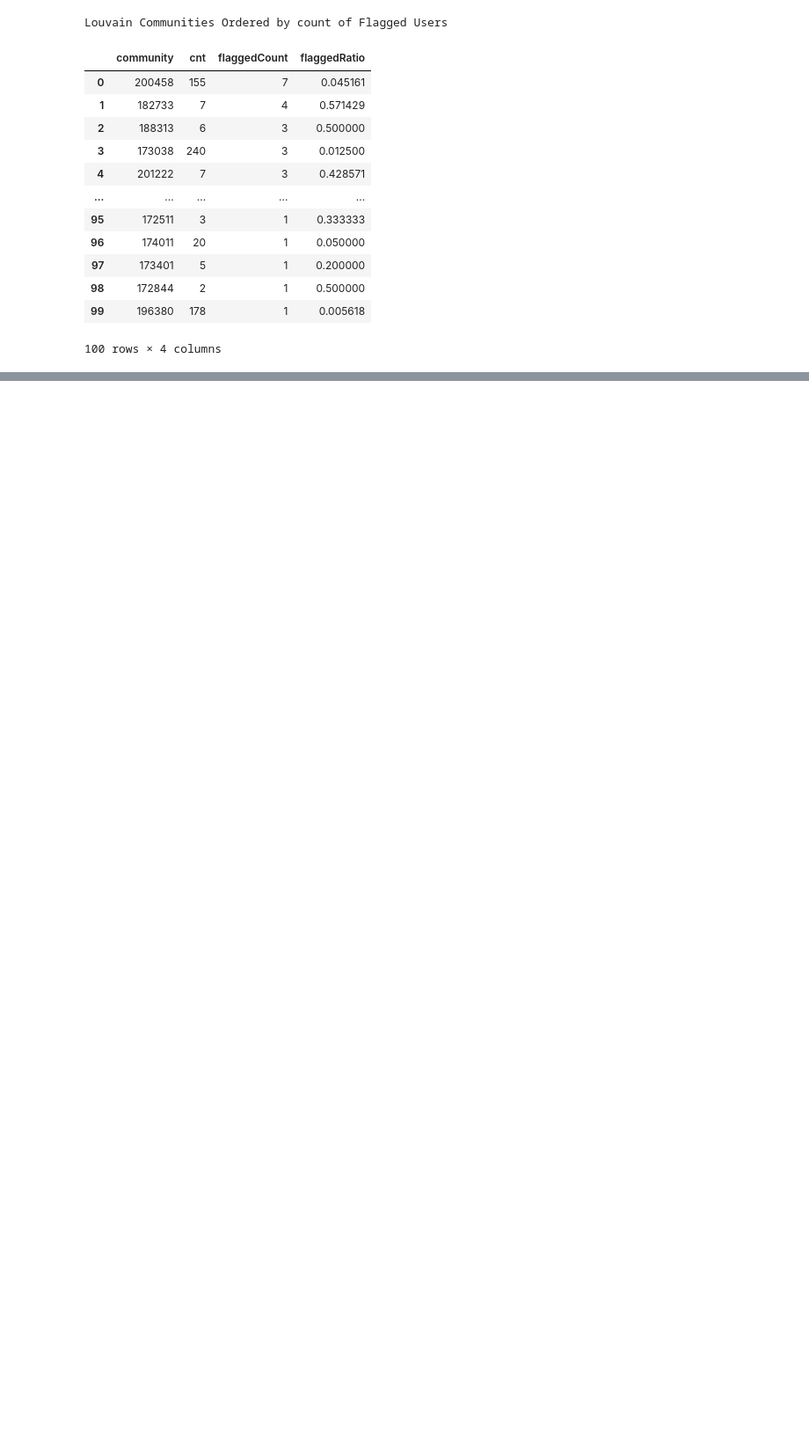
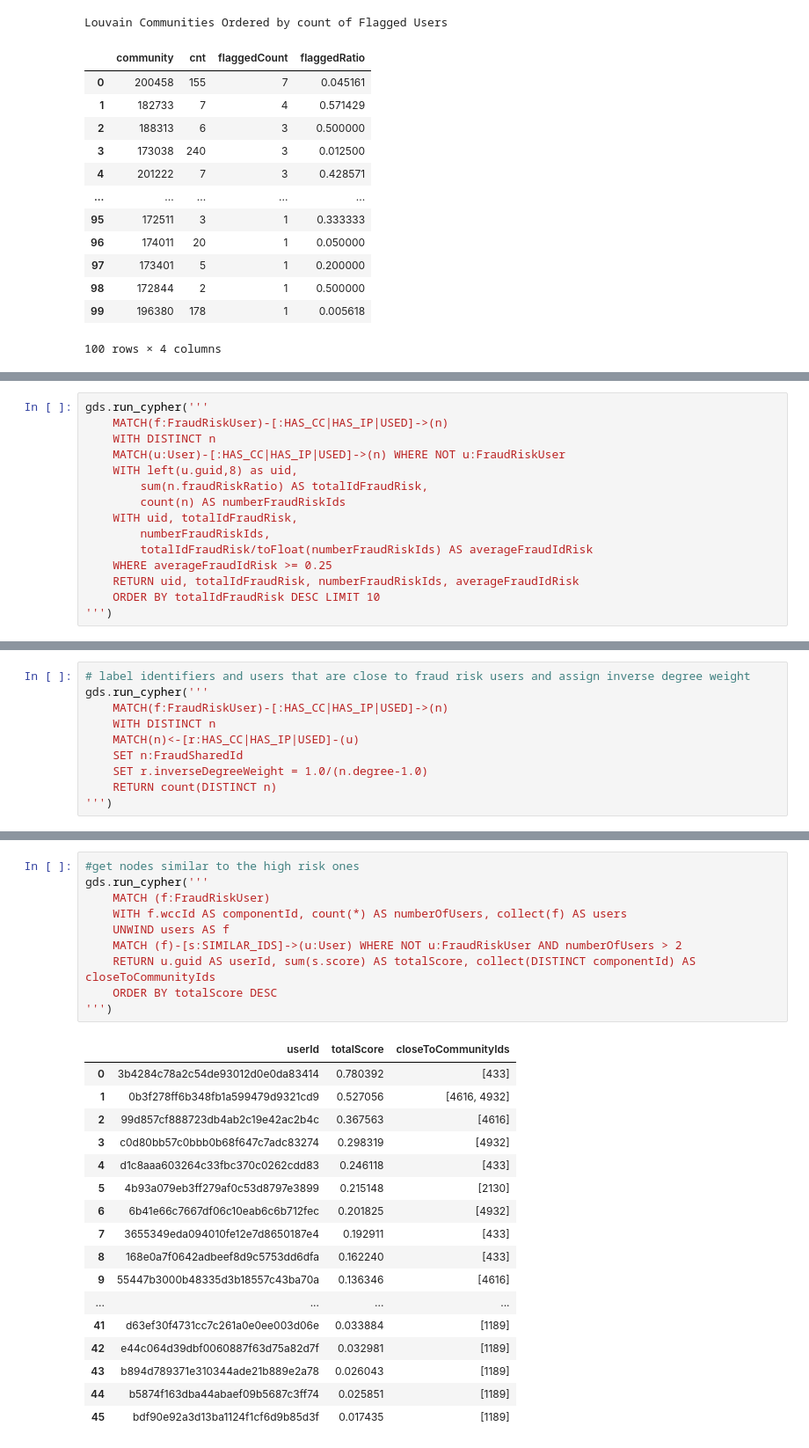
Before and after one commit to rmdorsey/fraud_detection_demo_p2p, a Jupyter notebook: fraud-detection-demo-with-p2p.ipynb, the cells around one changed output, grey strips where cells are left out. Shown at 88% size. Cells and saved outputs as stored; diff of their text form; blank space fills up the shorter version.

```diff
--- a/fraud-detection-demo-with-p2p.ipynb
+++ b/fraud-detection-demo-with-p2p.ipynb
@@ -378,0 +785,15 @@ Louvain Communities Ordered by count of Flagged Users
+# %%
+gds.run_cypher('''
+    MATCH(f:FraudRiskUser)-[:HAS_CC|HAS_IP|USED]->(n)
+    WITH DISTINCT n
+    MATCH(u:User)-[:HAS_CC|HAS_IP|USED]->(n) WHERE NOT u:FraudRiskUser
+    WITH left(u.guid,8) as uid,
+        sum(n.fraudRiskRatio) AS totalIdFraudRisk,
+        count(n) AS numberFraudRiskIds
+    WITH uid, totalIdFraudRisk,
+        numberFraudRiskIds,
+        totalIdFraudRisk/toFloat(numberFraudRiskIds) AS averageFraudIdRisk
+    WHERE averageFraudIdRisk >= 0.25
+    RETURN uid, totalIdFraudRisk, numberFraudRiskIds, averageFraudIdRisk
+    ORDER BY totalIdFraudRisk DESC LIMIT 10
+''')
@@ -378,0 +812,10 @@ Louvain Communities Ordered by count of Flagged Users
+# %%
+# label identifiers and users that are close to fraud risk users and assign inverse degree weight
+gds.run_cypher('''
+    MATCH(f:FraudRiskUser)-[:HAS_CC|HAS_IP|USED]->(n)
+    WITH DISTINCT n
+    MATCH(n)<-[r:HAS_CC|HAS_IP|USED]-(u)
+    SET n:FraudSharedId
+    SET r.inverseDegreeWeight = 1.0/(n.degree-1.0)
+    RETURN count(DISTINCT n)
+''')
@@ -378,0 +848,28 @@ Louvain Communities Ordered by count of Flagged Users
+# %%
+#get nodes similar to the high risk ones
+gds.run_cypher('''
+    MATCH (f:FraudRiskUser)
+    WITH f.wccId AS componentId, count(*) AS numberOfUsers, collect(f) AS users
+    UNWIND users AS f
+    MATCH (f)-[s:SIMILAR_IDS]->(u:User) WHERE NOT u:FraudRiskUser AND numberOfUsers > 2
+    RETURN u.guid AS userId, sum(s.score) AS totalScore, collect(DISTINCT componentId) AS closeToCommunityIds
+    ORDER BY totalScore DESC
+''')
+# %% [output]
+|  | userId | totalScore | closeToCommunityIds |
+| 0 | 3b4284c78a2c54de93012d0e0da83414 | 0.780392 | [433] |
+| 1 | 0b3f278ff6b348fb1a599479d9321cd9 | 0.527056 | [4616, 4932] |
+| 2 | 99d857cf888723db4ab2c19e42ac2b4c | 0.367563 | [4616] |
+| 3 | c0d80bb57c0bbb0b68f647c7adc83274 | 0.298319 | [4932] |
+| 4 | d1c8aaa603264c33fbc370c0262cdd83 | 0.246118 | [433] |
+| 5 | 4b93a079eb3ff279af0c53d8797e3899 | 0.215148 | [2130] |
+| 6 | 6b41e66c7667df06c10eab6c6b712fec | 0.201825 | [4932] |
+| 7 | 3655349eda094010fe12e7d8650187e4 | 0.192911 | [433] |
+| 8 | 168e0a7f0642adbeef8d9c5753dd6dfa | 0.162240 | [433] |
+| 9 | 55447b3000b48335d3b18557c43ba70a | 0.136346 | [4616] |
+| ... | ... | ... | ... |
+| 41 | d63ef30f4731cc7c261a0e0ee003d06e | 0.033884 | [1189] |
+| 42 | e44c064d39dbf0060887f63d75a82d7f | 0.032981 | [1189] |
+| 43 | b894d789371e310344ade21b889e2a78 | 0.026043 | [1189] |
+| 44 | b5874f163dba44abaef09b5687c3ff74 | 0.025851 | [1189] |
+| 45 | bdf90e92a3d13ba1124f1cf6d9b85d3f | 0.017435 | [1189] |
```
Also changed, not shown: parts of 16 cells of this notebook.
